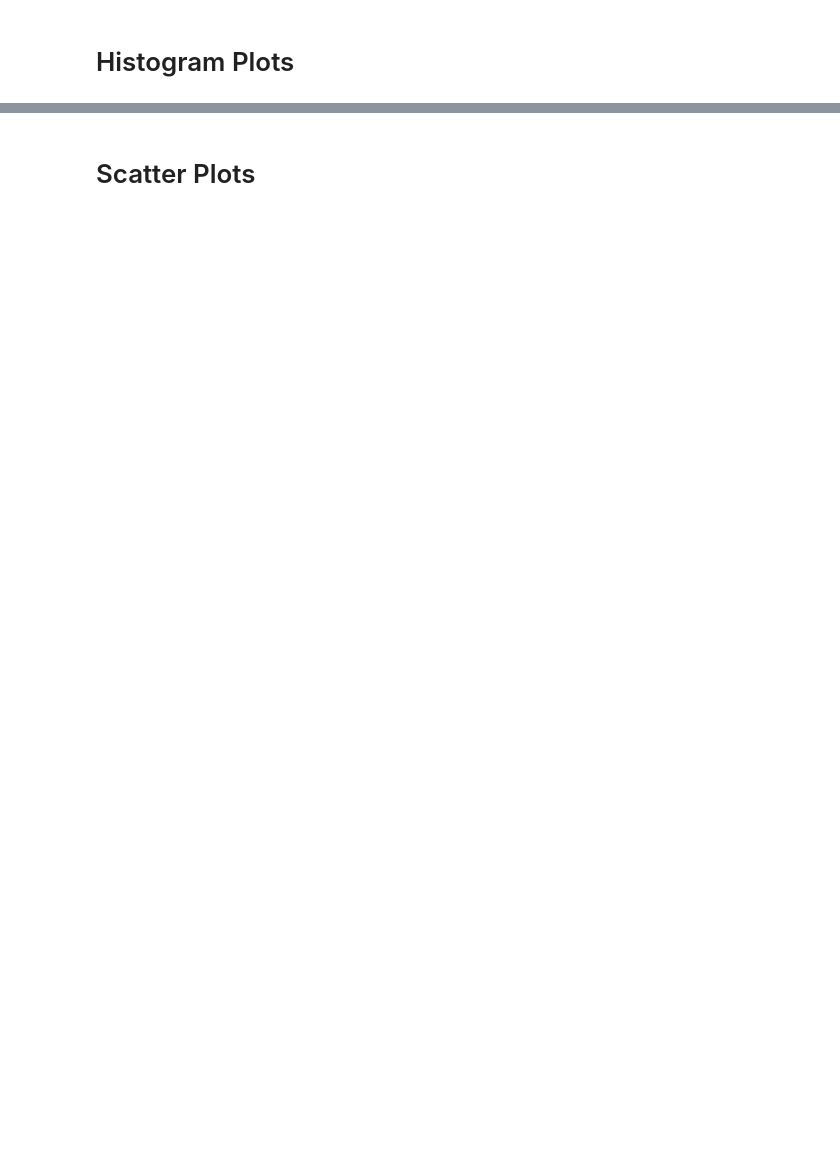
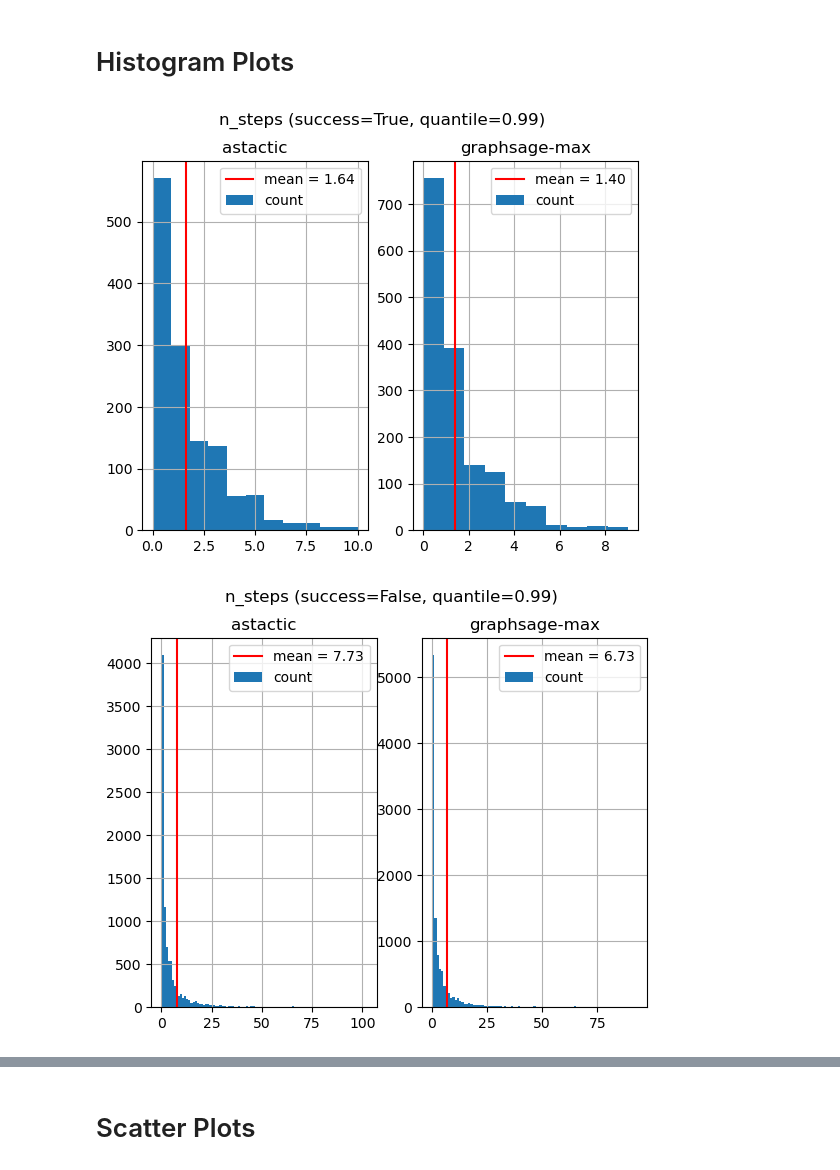
Before and after one commit to jelc53/coqgym-gnn, a Jupyter notebook: ASTactic/visualize_eval.ipynb, the cells around one changed output, grey strips where cells are left out. Saved outputs shown, nothing was run; the diff lists cells and outputs as text; code cells hidden in the pictures; blank space fills up the shorter version.

```diff
--- a/ASTactic/visualize_eval.ipynb
+++ b/ASTactic/visualize_eval.ipynb
@@ -4,4 +5,5 @@ import pandas as pd
 # %%
-results = pd.read_csv("evaluation/ours-int-emb-GraphSage-max-full-001-server/results.csv")
+results_gsmax = pd.read_csv("evaluation/test_gs_max_int_emb/results.csv")
+results_astactic = pd.read_csv("evaluation/test_astactic/results.csv")
 analysis = pd.read_csv("stats.csv")
 # %%
@@ -20,8 +137,32 @@ def plot_hist(df, col, success, quantile):
     plt.axvline(mean, color="red", label=f"mean = {mean:.2f}")
     plt.legend()
     plt.title(f"{col} (success={success}, quantile={quantile})")
+# %%
+def compare_hist_plot(df1, df2, df1_name, df2_name, col, success, quantile):
+    fig, axes = plt.subplots(1, 2)
+
+    df1 = df1[df1["success"] == success]
+    df2 = df2[df2["success"] == success]
+    df1, df2 = df1[col], df2[col]
+
+    mean1, mean2 = df1.mean(), df2.mean()
+    df1 = df1[df1 < df1.quantile(quantile)]
+    df2 = df2[df2 < df2.quantile(quantile)]
+
+    df1.hist(bins=min(100, len(df1.unique())), label="count", ax=axes[0])
+    df2.hist(bins=min(100, len(df2.unique())), label="count", ax=axes[1])
+
+    axes[0].set_title(df1_name); axes[1].set_title(df2_name)
+    axes[0].axvline(mean1, color="red", label=f"mean = {mean1:.2f}")
+    axes[1].axvline(mean2, color="red", label=f"mean = {mean2:.2f}")
+    axes[0].legend(); axes[1].legend()
+
+    fig.suptitle(f"{col} (success={success}, quantile={quantile})")
 # %%
-plot_hist(df, "n_steps", True, 0.99)
-plot_hist(df, "n_steps", False, 0.99)
-plot_hist(df, "n_steps", True, 1)
-plot_hist(df, "n_steps", False, 1)
+compare_hist_plot(df_astactic, df_gsmax, "astactic", "graphsage-max", "n_steps", True, 0.99)
+compare_hist_plot(df_astactic, df_gsmax, "astactic", "graphsage-max", "n_steps", False, 0.99)
+compare_hist_plot(df_astactic, df_gsmax, "astactic", "graphsage-max", "n_steps", True, 1)
+compare_hist_plot(df_astactic, df_gsmax, "astactic", "graphsage-max", "n_steps", False, 1)
+# %% [output]
+[figure, added]
+[figure, added]
```
Also changed, not shown: parts of 15 cells of this notebook, 2 other files.
